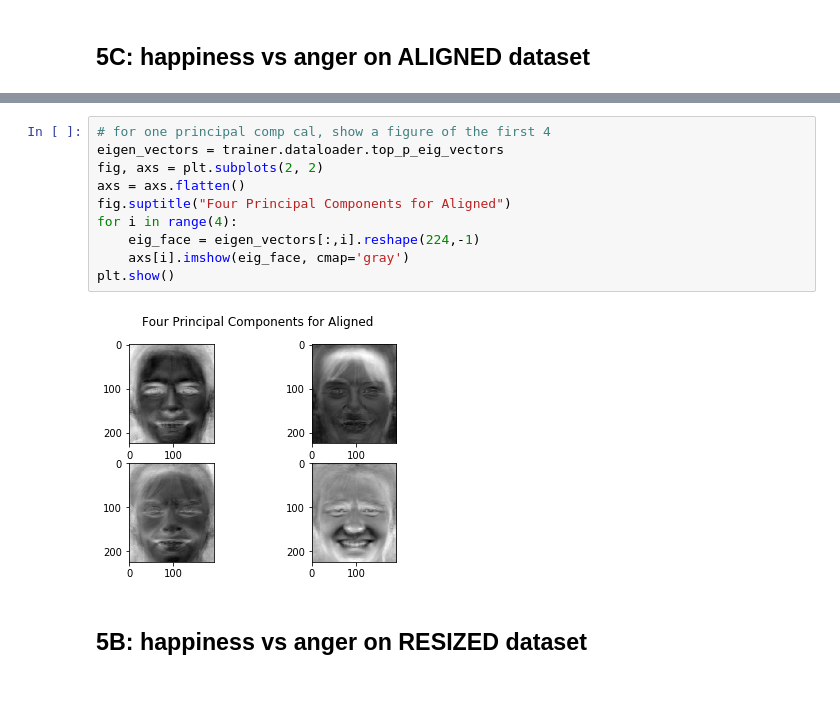
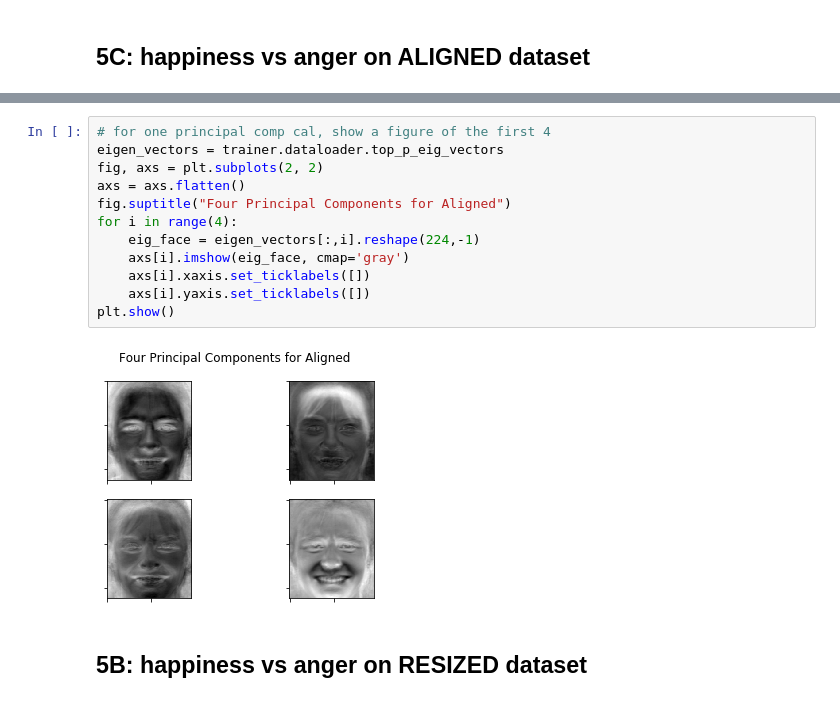
Before and after one commit to dukelin95/dl_projects, a Jupyter notebook: regression_pca/plot_plots.ipynb, the cells around one changed output, grey strips where cells are left out. Drawn from its saved outputs; the diff is of its cells as text.

```diff
--- a/regression_pca/plot_plots.ipynb
+++ b/regression_pca/plot_plots.ipynb
@@ -260,15 +222,17 @@ Test Loss: 0.014800933326978277 Test Accuracy: 0.9888888888888889
 # %%
 # for one principal comp cal, show a figure of the first 4
 eigen_vectors = trainer.dataloader.top_p_eig_vectors
 fig, axs = plt.subplots(2, 2)
 axs = axs.flatten()
 fig.suptitle("Four Principal Components for Aligned")
 for i in range(4):
     eig_face = eigen_vectors[:,i].reshape(224,-1)
     axs[i].imshow(eig_face, cmap='gray')
+    axs[i].xaxis.set_ticklabels([])
+    axs[i].yaxis.set_ticklabels([])
 plt.show()
 # %% [output]
-[figure, old version]
+[figure, new version]
 # %% [markdown]
 ## 5B: happiness vs anger on RESIZED dataset
 # %%
```
Also changed, not shown: parts of 8 cells of this notebook, 2 other files.
